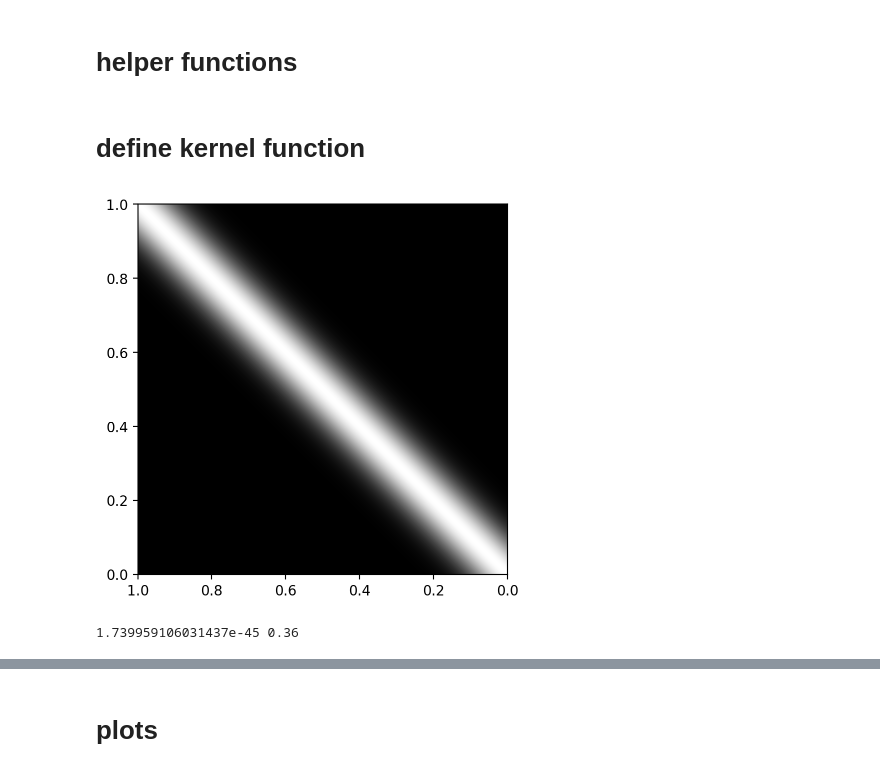
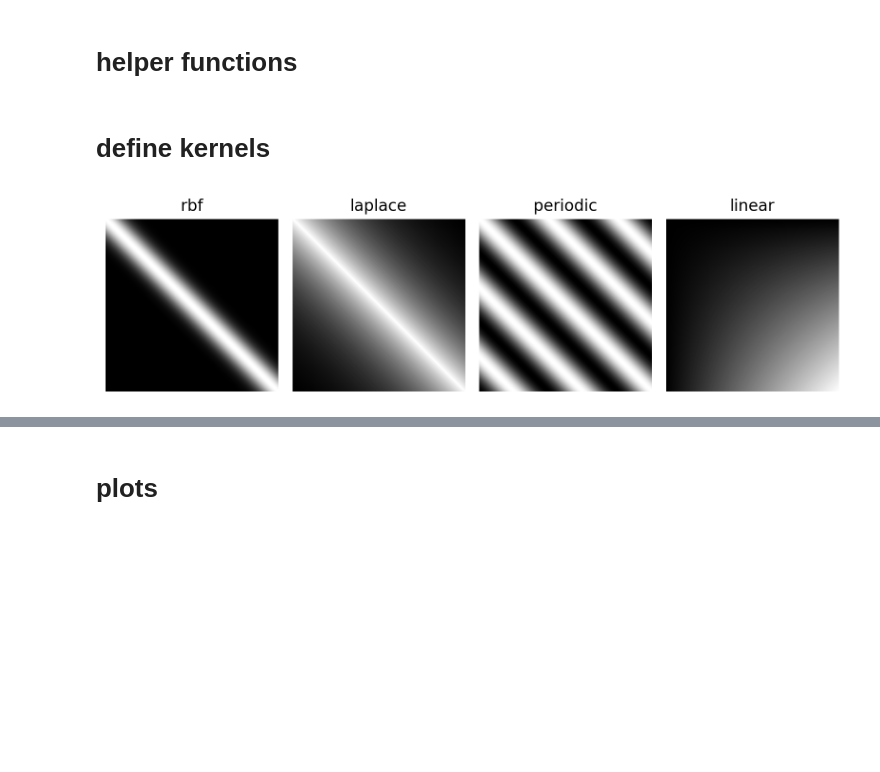
Before and after one commit to martin-marek/algorithms, a Jupyter notebook: GPs.ipynb, the cells around one changed output, grey strips where cells are left out. Drawn from its saved outputs; the diff is of its cells as text; code cells hidden in the pictures; blank space fills up the shorter version.

```diff
--- a/GPs.ipynb
+++ b/GPs.ipynb
@@ -34,28 +74,63 @@ def sample_mv_normal(key, mean, cov, shape, epsilon=1e-8):
     y = vmap(lambda z: A @ z + mean)(z)
     return y
 # %% [markdown]
-# define kernel function
+# define kernels
 # %%
-# define kernel function
 # note: currently only implemented for 1D
-vertical_scale = 0.6
-horizontal_scale = 0.07
-def kernel_fn(x1, x2):
-    """
-    x1.shape = [n1]
-    x2.shape = [n2]
-    out.shape = [n1 x n2]
-    """
-    return vertical_scale**2 * jnp.exp(- 0.5 * (x1[:, None] - x2[None, :])**2 / horizontal_scale**2)
 
-# plot kernel function
-n_samples = 1_000
-x1 = jnp.linspace(0, 1, n_samples)
-x2 = jnp.linspace(0, 1, n_samples)
-K = kernel_fn(x1, x2)
-plt.imshow(K, cmap='gray', extent=[1, 0, 0, 1])
-plt.show()
-print(K.min(), K.max())
+def vectorize_kernel(kernel_fn):
+    return vmap(vmap(kernel_fn, [None, 0]), [0, None])
+
+@vectorize_kernel
+def rbf_kernel(x1, x2):
+    vertical_scale = 0.6
+    horizontal_scale = 0.07
+    d2 = (x1 - x2)**2
+    return vertical_scale**2 * jnp.exp(- 0.5 * d2 / horizontal_scale**2)
+
+@vectorize_kernel
+def laplace_kernel(x1, x2):
+    vertical_scale = 0.6
+    horizontal_scale = 0.4
+    d = jnp.abs(x1 - x2)
+    return vertical_scale**2 * jnp.exp(- 0.5 * d / horizontal_scale**2)
+
+@vectorize_kernel
+def periodic_kernel(x1, x2):
+    vertical_scale = 0.6
+    horizontal_scale = 1
+    period = 0.4
+    d = jnp.sqrt((x1 - x2)**2)
+    return vertical_scale**2 * jnp.exp(- 0.5 * jnp.sin(jnp.pi*d/period)**2 / horizontal_scale**2)
+
+@vectorize_kernel
+def linear_kernel(x1, x2):
+    return jnp.dot(x1, x2)
-# %% [output]
-[figure, removed]
-1.739959106031437e-45 0.36
+# %%
+# plot kernel function
+fig, axs = plt.subplots(1, 4, figsize=[8, 4])
+n_samples = 1_000
+x1 = jnp.linspace(0, 1, n_samples)
+x2 = jnp.linspace(0, 1, n_samples)
+
+# rbf
+axs[0].imshow(rbf_kernel(x1, x2), cmap='gray')
+axs[0].set_title('rbf')
+
+# laplace
+axs[1].imshow(laplace_kernel(x1, x2), cmap='gray')
+axs[1].set_title('laplace')
+
+# periodic
+axs[2].imshow(periodic_kernel(x1, x2), cmap='gray')
+axs[2].set_title('periodic')
+
+# linear
+axs[3].imshow(linear_kernel(x1, x2), cmap='gray')
+axs[3].set_title('linear')
+
+for ax in axs: ax.axis('off')
+plt.tight_layout()
+plt.show()
+# %% [output]
+[figure, added]
```
Also changed, not shown: parts of 16 cells of this notebook.
